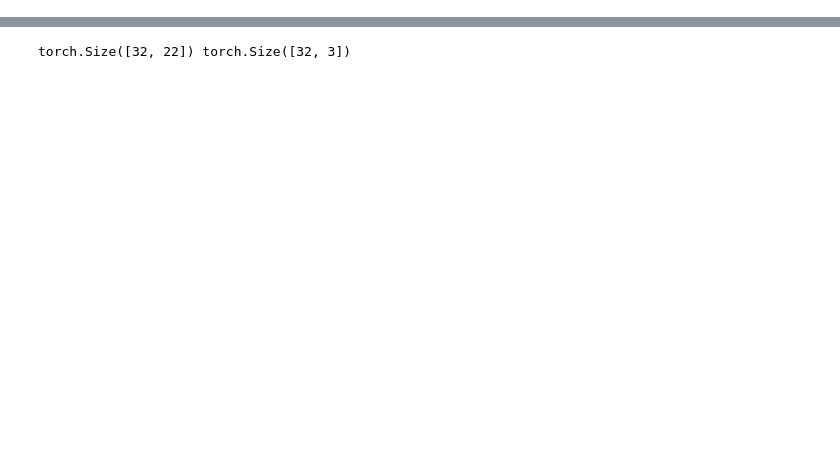
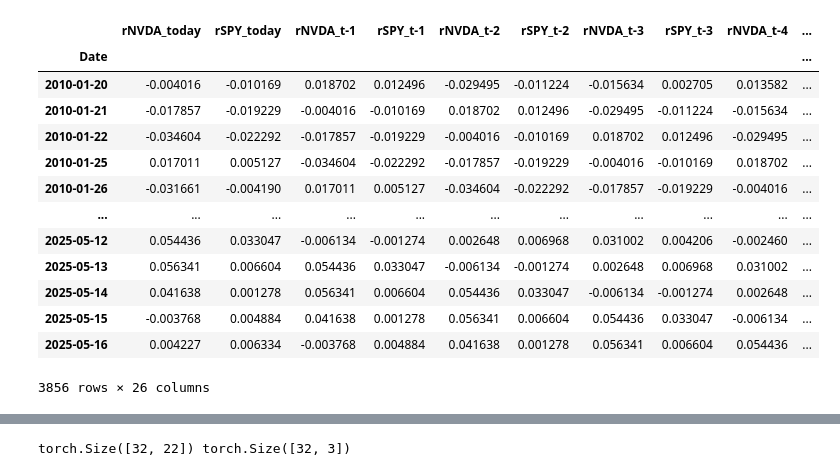
Before and after one commit to Lukirby/Stress-Testing-a-Markowitz-Portfolio, a Jupyter notebook: fidanza2.ipynb, the cells around one changed output, grey strips where cells are left out. Saved outputs shown, nothing was run; the diff lists cells and outputs as text; code cells hidden in the pictures; blank space fills up the shorter version.

```diff
--- a/fidanza2.ipynb
+++ b/fidanza2.ipynb
@@ -25,0 +140,27 @@ train_df
+# %%
+cols = [f'rNVDA_t-{i}' for i in range(1, 11)]
+df['mean_NVDA'] = df[cols].mean(axis=1)
+cols.append('rNVDA_today')
+df['var_NVDA'] = df[cols].var(axis=1)
+
+cols = [f'rSPY_t-{i}' for i in range(1, 11)]
+df['mean_SPY'] = df[cols].mean(axis=1)
+cols.append('rSPY_today')
+df['var_SPY'] = df[cols].var(axis=1)
+df = df.dropna()
+df#["r2_t-10"]
+# %% [output]
+|  | rNVDA_today | rSPY_today | rNVDA_t-1 | rSPY_t-1 | rNVDA_t-2 | rSPY_t-2 | rNVDA_t-3 | rSPY_t-3 | rNVDA_t-4 | ... |
+| Date |  |  |  |  |  |  |  |  |  | ... |
+| 2010-01-20 | -0.004016 | -0.010169 | 0.018702 | 0.012496 | -0.029495 | -0.011224 | -0.015634 | 0.002705 | 0.013582 | ... |
+| 2010-01-21 | -0.017857 | -0.019229 | -0.004016 | -0.010169 | 0.018702 | 0.012496 | -0.029495 | -0.011224 | -0.015634 | ... |
+| 2010-01-22 | -0.034604 | -0.022292 | -0.017857 | -0.019229 | -0.004016 | -0.010169 | 0.018702 | 0.012496 | -0.029495 | ... |
+| 2010-01-25 | 0.017011 | 0.005127 | -0.034604 | -0.022292 | -0.017857 | -0.019229 | -0.004016 | -0.010169 | 0.018702 | ... |
+| 2010-01-26 | -0.031661 | -0.004190 | 0.017011 | 0.005127 | -0.034604 | -0.022292 | -0.017857 | -0.019229 | -0.004016 | ... |
+| ... | ... | ... | ... | ... | ... | ... | ... | ... | ... | ... |
+| 2025-05-12 | 0.054436 | 0.033047 | -0.006134 | -0.001274 | 0.002648 | 0.006968 | 0.031002 | 0.004206 | -0.002460 | ... |
+| 2025-05-13 | 0.056341 | 0.006604 | 0.054436 | 0.033047 | -0.006134 | -0.001274 | 0.002648 | 0.006968 | 0.031002 | ... |
+| 2025-05-14 | 0.041638 | 0.001278 | 0.056341 | 0.006604 | 0.054436 | 0.033047 | -0.006134 | -0.001274 | 0.002648 | ... |
+| 2025-05-15 | -0.003768 | 0.004884 | 0.041638 | 0.001278 | 0.056341 | 0.006604 | 0.054436 | 0.033047 | -0.006134 | ... |
+| 2025-05-16 | 0.004227 | 0.006334 | -0.003768 | 0.004884 | 0.041638 | 0.001278 | 0.056341 | 0.006604 | 0.054436 | ... |
+3856 rows × 26 columns
```
Also changed, not shown: parts of 29 cells of this notebook, 1 other file.
